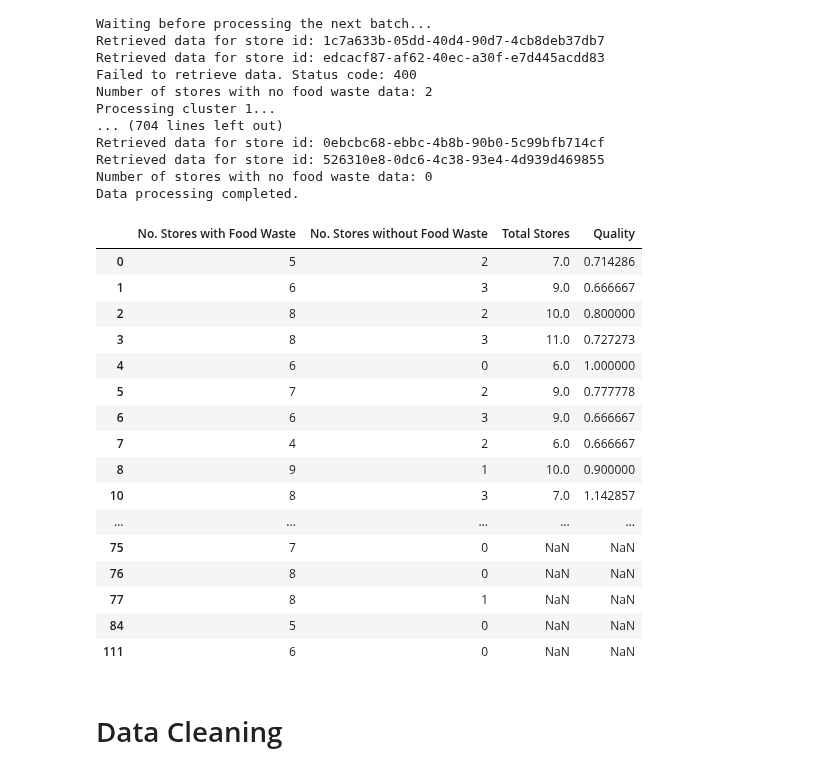
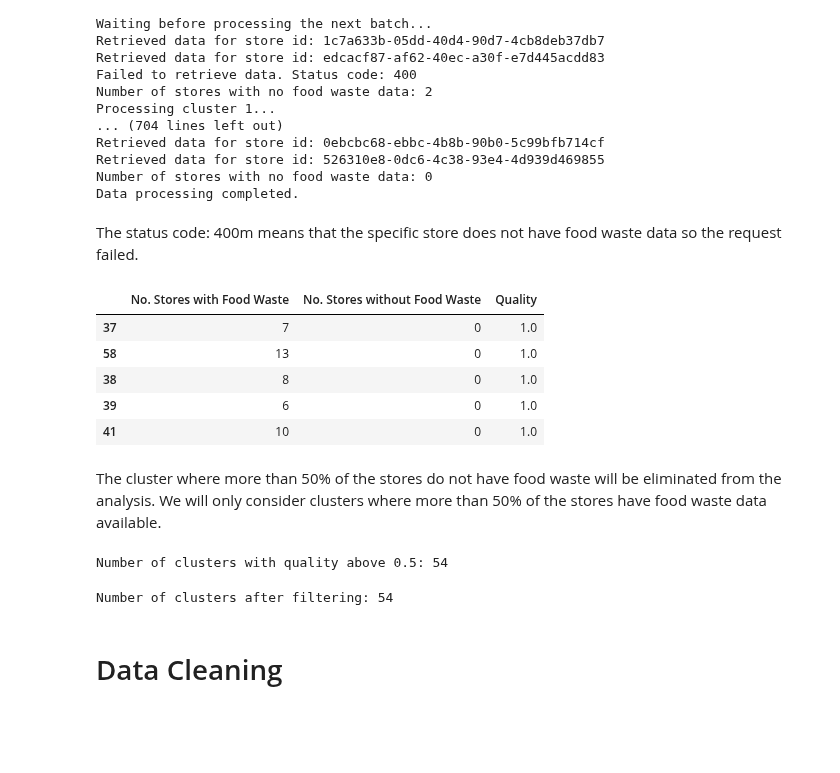
Before and after one commit to AfonsoCunha22/ComputationalToolsProject, a Jupyter notebook: 3_Salling_api.ipynb, the cells around one changed output. Drawn from its saved outputs; the diff is of its cells as text; code cells hidden in the pictures; blank space fills up the shorter version.

```diff
--- a/3_Salling_api.ipynb
+++ b/3_Salling_api.ipynb
@@ -329,8 +330,7 @@ def get_columns_categories(data):
     return salling_data
 # %%
 def salling_processing(store_ids):
-    '''final function that given a address and distance it retrieves all information
-    from the closest stores within the radius, if adrress is None IP adrress will be retrieved coordinates
+    '''function that given a list of store ids will return all the products in those stores and the stores with food waste and without food waste
     '''
     data, stores_with_food_waste, stores_with_no_food_waste = get_products_in_stores(store_ids)
     salling_data = get_columns_categories(data)
@@ -396,30 +397,38 @@ Retrieved data for store id: 0ebcbc68-ebbc-4b8b-90b0-5c99bfb714cf
 Retrieved data for store id: 526310e8-0dc6-4c38-93e4-4d939d469855
 Number of stores with no food waste data: 0
 Data processing completed.
+# %% [markdown]
+The status code: 400m means that the specific store does not have food waste data so the request failed.
 # %%
 #print the quality of the data
 clusters_quality_df = pd.DataFrame(clusters_quality).T
-clusters_quality_df['Total Stores'] = clusters_df['Number of Stores']
-clusters_quality_df['Quality'] = clusters_quality_df['No. Stores with Food Waste'] / clusters_quality_df['Total Stores']
-clusters_quality_df.head(10)
+clusters_quality_df['Quality'] = clusters_quality_df['No. Stores with Food Waste'] / (clusters_quality_df['No. Stores with Food Waste'] + clusters_quality_df['No. Stores without Food Waste'])
+clusters_quality_df.sort_values(by='Quality', ascending=False, inplace=True)
+clusters_quality_df.head()
 # %% [output]
-|  | No. Stores with Food Waste | No. Stores without Food Waste | Total Stores | Quality |
-| 0 | 5 | 2 | 7.0 | 0.714286 |
-| 1 | 6 | 3 | 9.0 | 0.666667 |
-| 2 | 8 | 2 | 10.0 | 0.800000 |
-| 3 | 8 | 3 | 11.0 | 0.727273 |
-| 4 | 6 | 0 | 6.0 | 1.000000 |
-| 5 | 7 | 2 | 9.0 | 0.777778 |
-| 6 | 6 | 3 | 9.0 | 0.666667 |
-| 7 | 4 | 2 | 6.0 | 0.666667 |
-| 8 | 9 | 1 | 10.0 | 0.900000 |
-| 10 | 8 | 3 | 7.0 | 1.142857 |
-| ... | ... | ... | ... | ... |
-| 75 | 7 | 0 | NaN | NaN |
-| 76 | 8 | 0 | NaN | NaN |
-| 77 | 8 | 1 | NaN | NaN |
-| 84 | 5 | 0 | NaN | NaN |
-| 111 | 6 | 0 | NaN | NaN |
+|  | No. Stores with Food Waste | No. Stores without Food Waste | Quality |
+| 37 | 7 | 0 | 1.0 |
+| 58 | 13 | 0 | 1.0 |
+| 38 | 8 | 0 | 1.0 |
+| 39 | 6 | 0 | 1.0 |
+| 41 | 10 | 0 | 1.0 |
+# %% [markdown]
+The cluster where more than 50% of the stores do not have food waste will be eliminated from the analysis. We will only consider clusters where more than 50% of the stores have food waste data available.
+# %%
+# print number of clusters with quality above 0.5
+print(f"Number of clusters with quality above 0.5: {clusters_quality_df[clusters_quality_df['Quality'] > 0.5].shape[0]}")
+# %% [output]
+Number of clusters with quality above 0.5: 54
+# %%
+# Filter out clusters with quality less than 0.5
+filtered_clusters = clusters_quality_df[clusters_quality_df['Quality'] >= 0.5].index
+# filter out data frame where cluster id is in the filtered clusters
+filtered_salling_data = salling_data[salling_data['cluster_id'].isin(filtered_clusters)]
+
+# print the number of clusters in the end
+print(f"Number of clusters after filtering: {filtered_salling_data['cluster_id'].nunique()}")
+# %% [output]
+Number of clusters after filtering: 54
 # %%
 import pickle
 
```
Also changed, not shown: parts of 30 cells of this notebook, 4 other files.
